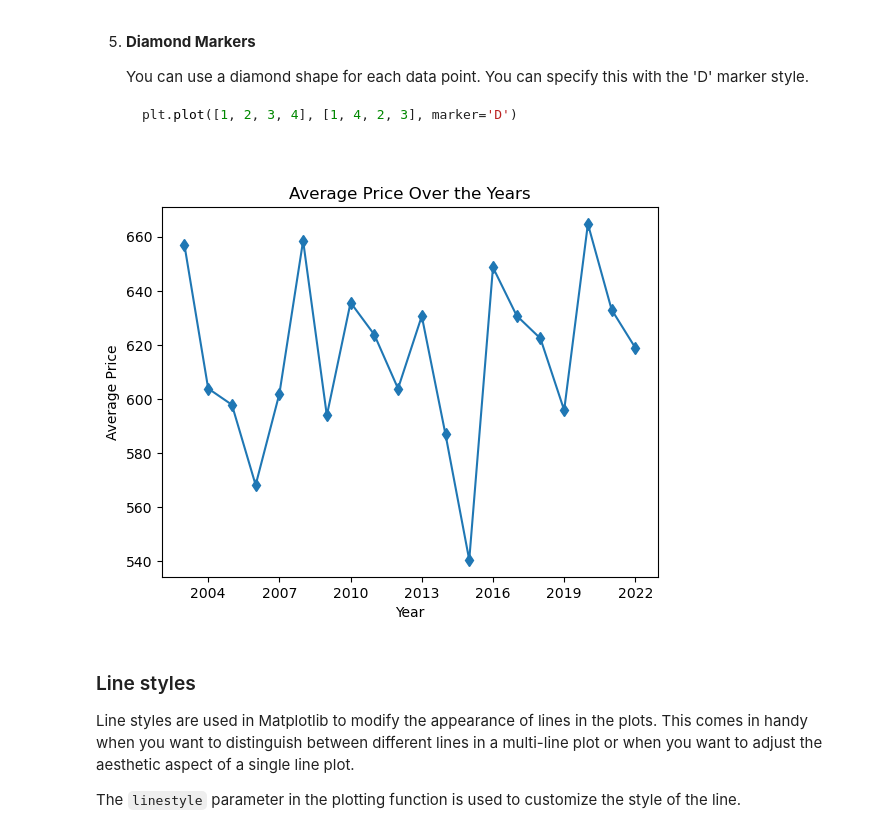
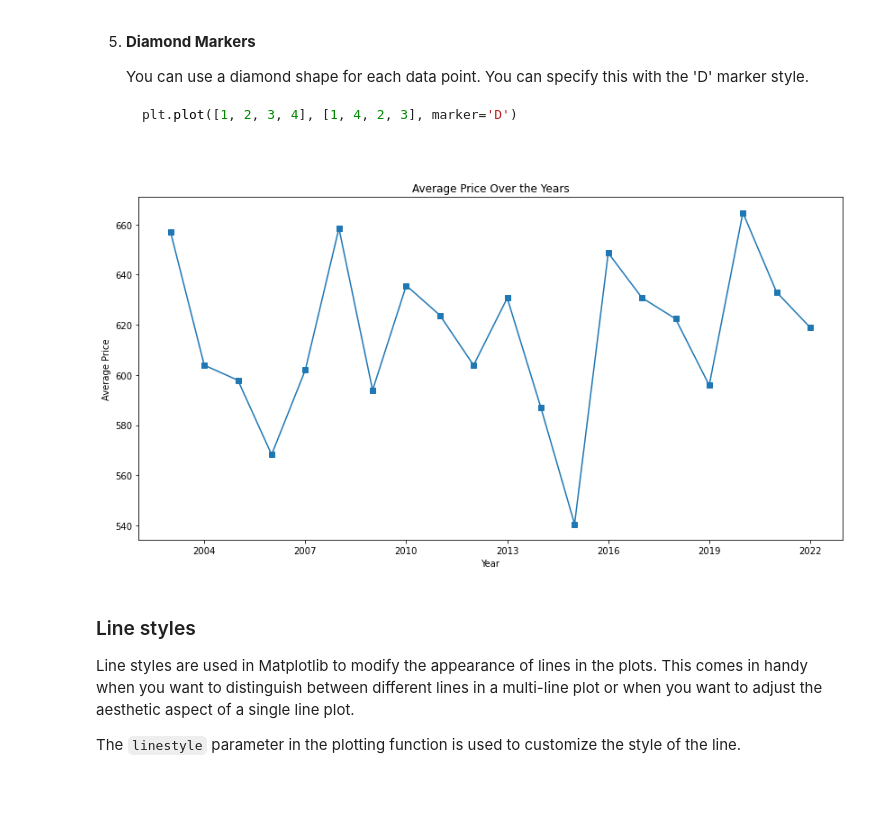
Before and after one commit to byrocuy/REA-AI_Mastery, a Jupyter notebook: week-1/session-3/00_visualization.ipynb, the cells around one changed output. Drawn from its saved outputs; the diff is of its cells as text; code cells hidden in the pictures; blank space fills up the shorter version.

```diff
--- a/week-1/session-3/00_visualization.ipynb
+++ b/week-1/session-3/00_visualization.ipynb
@@ -103,6 +103,7 @@ Let's say we want to visualize the distribution of prices in our Airbnb dataset.
 # %%
 import pandas as pd
 import matplotlib.pyplot as plt
+plt.rcParams['figure.figsize'] = (14, 7)
 
 # Plot a histogram of the 'price' column
 airbnb_df['price'].plot(kind='hist', rwidth=0.8, bins=30)
@@ -364,15 +440,15 @@ Here are several examples of how to use the marker parameter in a plot:
 # %%
 plt.axes().xaxis.set_major_locator(MaxNLocator(integer=True))
 
 avg_prices_per_year = airbnb_df.groupby('construction_year')['price'].mean()
 
-plt.plot(avg_prices_per_year, marker='d')
+plt.plot(avg_prices_per_year, marker='s')
 plt.xlabel('Year')
 plt.ylabel('Average Price')
 plt.title('Average Price Over the Years')
 plt.show()
 # %% [output]
-[figure, old version]
+[figure, new version]
 # %% [markdown]
 ### Line styles
 
```
Also changed, not shown: parts of 25 cells of this notebook, 1 other file.
